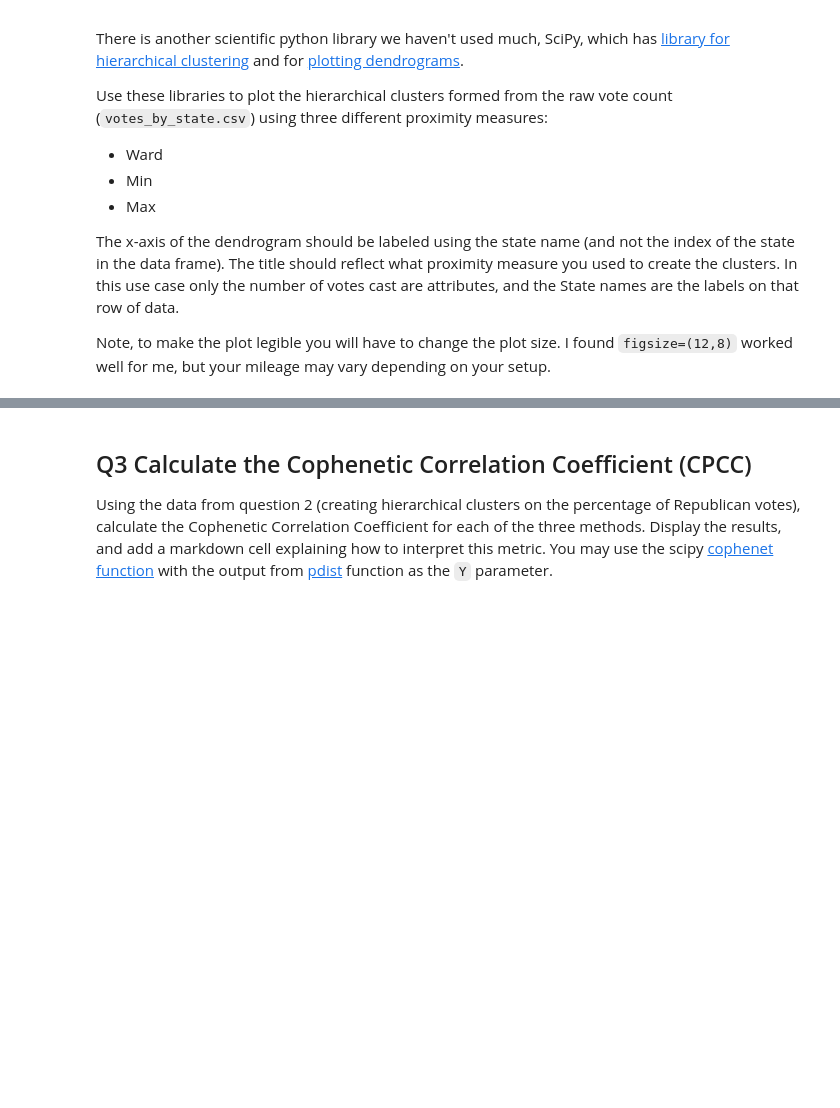
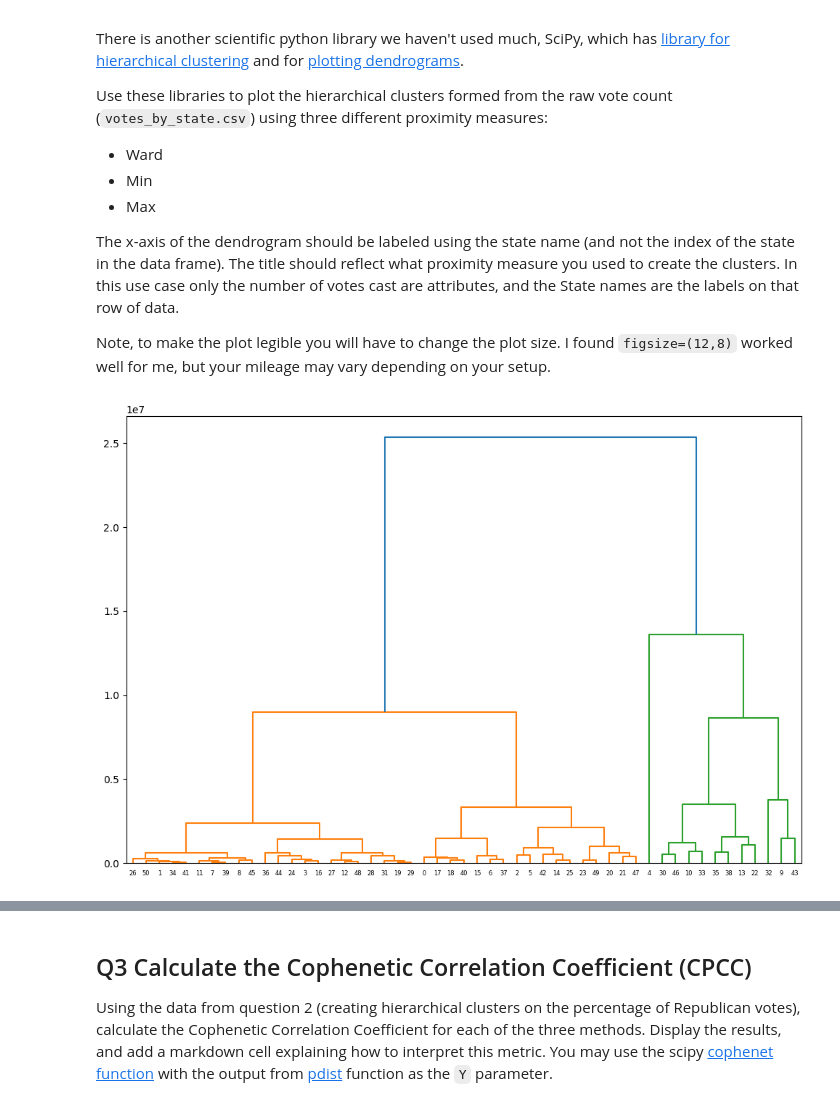
Before and after one commit to BictorFonseca/DataAnalysis, a Jupyter notebook: CS329E_HW11.ipynb, the cells around one changed output, grey strips where cells are left out. Cells and saved outputs as stored; diff of their text form; code cells hidden in the pictures; blank space fills up the shorter version.

```diff
--- a/CS329E_HW11.ipynb
+++ b/CS329E_HW11.ipynb
@@ -51,3 +51,10 @@ Note, to make the plot legible you will have to change the plot size.  I found `
 df_X = pd.read_csv('votes_by_state.csv')
 s_states = df_X['State']
 df_X = df_X.drop(columns=['State'])
+# %%
+# Plot the dendrogram for the Ward proximity measure
+z=linkage(df_X, 'ward')
+plt.figure(figsize=(12,8))
+dendrogram(z, leaf_rotation=1);
+# %% [output]
+[figure, added]
```
Also changed, not shown: parts of 12 cells of this notebook.
